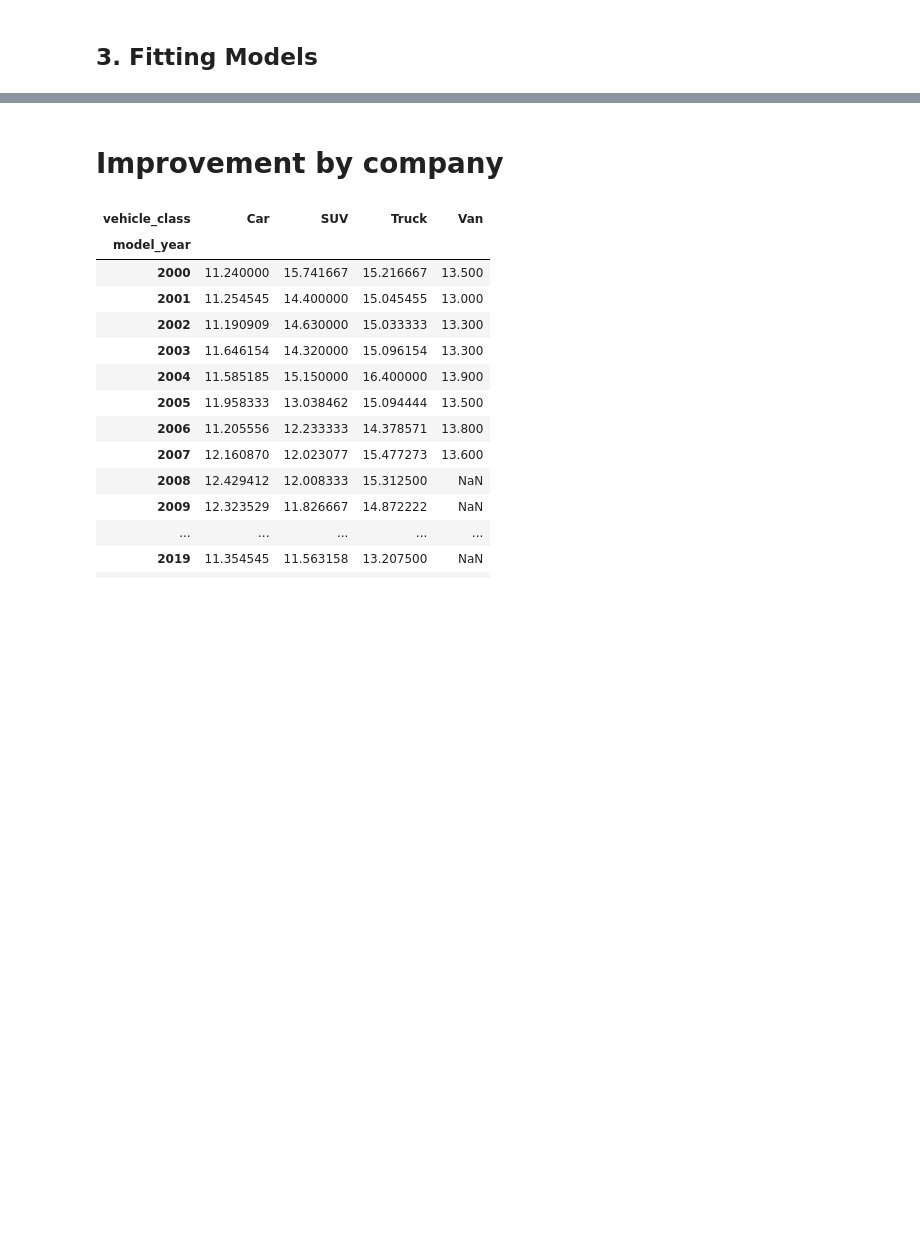
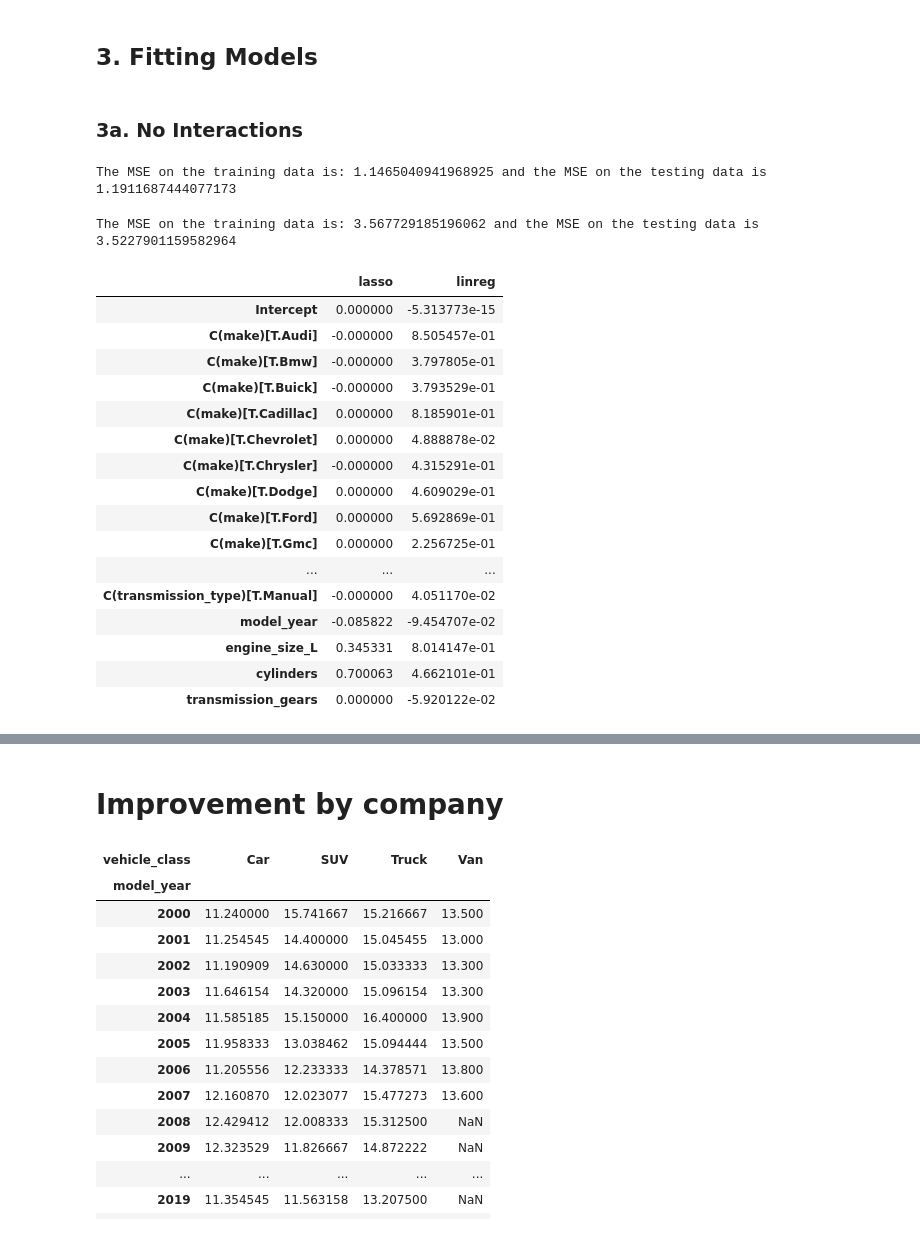
Before and after one commit to alexproskiw/Fuel-Efficiency-of-Canadian-Vehicles-Trends-and-Predictions, a Jupyter notebook: ECON323 Final Project.ipynb, the cells around one changed output, grey strips where cells are left out. Drawn from its saved outputs; the diff is of its cells as text; code cells hidden in the pictures; blank space fills up the shorter version.

```diff
--- a/ECON323 Final Project.ipynb
+++ b/ECON323 Final Project.ipynb
@@ -37,8 +37,14 @@ import pandas as pd
 import matplotlib.pyplot as plt
 import re
 import seaborn as sns
+import patsy
+import math
+from sklearn import (linear_model, metrics, tree, model_selection)
+from itertools import cycle
+
 sns.set_palette("muted")
 sns.set_style("darkgrid")
+pd.set_option('display.max_rows', 100)
 
 %matplotlib inline
 # %%
@@ -624,2 +626,61 @@ plt.figtext(0.5, 0, "Figure X: ", ha="center", fontsize=10)
 # %% [markdown]
 ## 3. Fitting Models
+# %% [markdown]
+### 3a. No Interactions
+# %%
+# create X and y training and testing datasets
+y, X = patsy.dmatrices("comb_lpkm ~ model_year + C(make) + C(vehicle_class) + " +
+                       "C(fuel_type) + engine_size_L + cylinders + C(transmission_type) + " +
+                        "transmission_gears", full_dataset, return_type='matrix')
+train = full_dataset.sample(frac = 0.75,random_state = 42)
+test = full_dataset.drop(train.index)
+y_train = y[train.index]
+X_train = X[train.index]
+y_test = y[test.index]
+X_test = X[test.index]
+# %%
+# fit a linear regression model
+fuel_efficiency_lr_model = linear_model.LinearRegression()
+fuel_efficiency_lr_model.fit(X_train, y_train)
+
+mse_train = metrics.mean_squared_error(y_train, fuel_efficiency_lr_model.predict(X_train))
+mse_test = metrics.mean_squared_error(y_test, fuel_efficiency_lr_model.predict(X_test))
+
+print(f"The MSE on the training data is: {mse_train} and the MSE on the testing data is {mse_test}")
+# %% [output]
+The MSE on the training data is: 1.1465040941968925 and the MSE on the testing data is 1.1911687444077173
+# %%
+# fit a lasso regression model
+fuel_efficiency_lasso_model = linear_model.Lasso()
+fuel_efficiency_lasso_model.fit(X_train, y_train)
+
+mse_train = metrics.mean_squared_error(y_train, fuel_efficiency_lasso_model.predict(X_train))
+mse_test = metrics.mean_squared_error(y_test, fuel_efficiency_lasso_model.predict(X_test))
+
+print(f"The MSE on the training data is: {mse_train} and the MSE on the testing data is {mse_test}")
+# %% [output]
+The MSE on the training data is: 3.567729185196062 and the MSE on the testing data is 3.5227901159582964
+# %%
+param_names = X.design_info.column_names
+lasso_coefs = pd.Series(dict(zip(param_names, fuel_efficiency_lasso_model.coef_)))
+lr_coefs = pd.Series(dict(zip(param_names, fuel_efficiency_lr_model.coef_[0])))
+coefs = pd.DataFrame(dict(lasso=lasso_coefs, linreg=lr_coefs))
+coefs
+# %% [output]
+|  | lasso | linreg |
+| Intercept | 0.000000 | -5.313773e-15 |
+| C(make)[T.Audi] | -0.000000 | 8.505457e-01 |
+| C(make)[T.Bmw] | -0.000000 | 3.797805e-01 |
+| C(make)[T.Buick] | -0.000000 | 3.793529e-01 |
+| C(make)[T.Cadillac] | 0.000000 | 8.185901e-01 |
+| C(make)[T.Chevrolet] | 0.000000 | 4.888878e-02 |
+| C(make)[T.Chrysler] | -0.000000 | 4.315291e-01 |
+| C(make)[T.Dodge] | 0.000000 | 4.609029e-01 |
+| C(make)[T.Ford] | 0.000000 | 5.692869e-01 |
+| C(make)[T.Gmc] | 0.000000 | 2.256725e-01 |
+| ... | ... | ... |
+| C(transmission_type)[T.Manual] | -0.000000 | 4.051170e-02 |
+| model_year | -0.085822 | -9.454707e-02 |
+| engine_size_L | 0.345331 | 8.014147e-01 |
+| cylinders | 0.700063 | 4.662101e-01 |
+| transmission_gears | 0.000000 | -5.920122e-02 |
```
Also changed, not shown: parts of 25 cells of this notebook.
